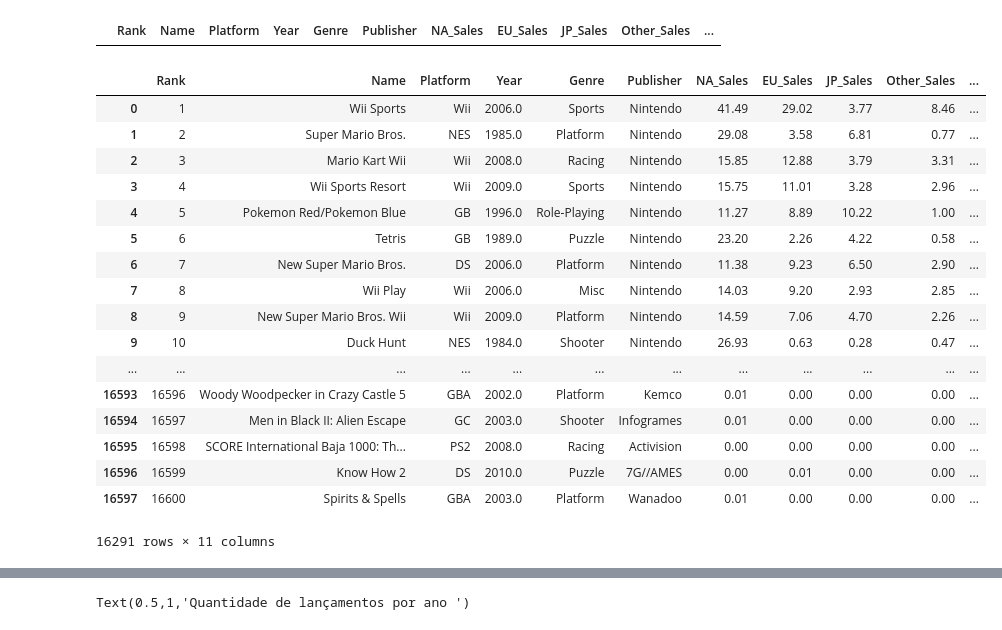
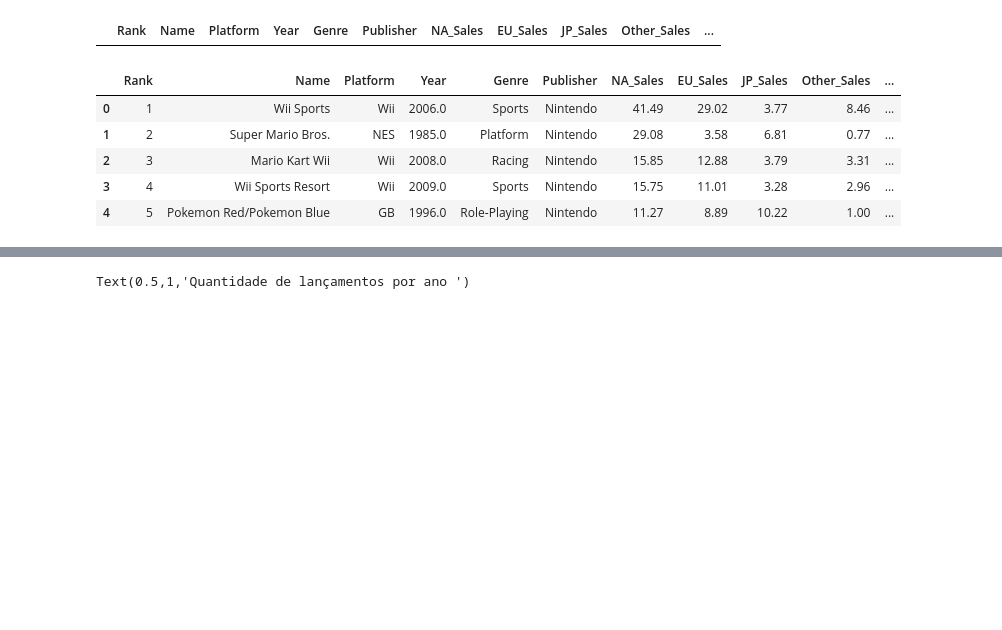
Before and after one commit to henriquewestphal/videogamesales, a Jupyter notebook: analise_videogames.ipynb, the cells around one changed output, grey strips where cells are left out. Drawn from its saved outputs; the diff is of its cells as text; code cells hidden in the pictures; blank space fills up the shorter version.

```diff
--- a/analise_videogames.ipynb
+++ b/analise_videogames.ipynb
@@ -90,23 +90,11 @@ dados[dados['Year'].isnull()].dropna()
 dados.dropna(subset=['Year'], inplace=True)
 dados.dropna(subset=['Publisher'], inplace=True)
 # %%
-dados
+dados.head(5)
 # %% [output]
 |  | Rank | Name | Platform | Year | Genre | Publisher | NA_Sales | EU_Sales | JP_Sales | Other_Sales | ... |
 | 0 | 1 | Wii Sports | Wii | 2006.0 | Sports | Nintendo | 41.49 | 29.02 | 3.77 | 8.46 | ... |
 | 1 | 2 | Super Mario Bros. | NES | 1985.0 | Platform | Nintendo | 29.08 | 3.58 | 6.81 | 0.77 | ... |
 | 2 | 3 | Mario Kart Wii | Wii | 2008.0 | Racing | Nintendo | 15.85 | 12.88 | 3.79 | 3.31 | ... |
 | 3 | 4 | Wii Sports Resort | Wii | 2009.0 | Sports | Nintendo | 15.75 | 11.01 | 3.28 | 2.96 | ... |
 | 4 | 5 | Pokemon Red/Pokemon Blue | GB | 1996.0 | Role-Playing | Nintendo | 11.27 | 8.89 | 10.22 | 1.00 | ... |
-| 5 | 6 | Tetris | GB | 1989.0 | Puzzle | Nintendo | 23.20 | 2.26 | 4.22 | 0.58 | ... |
-| 6 | 7 | New Super Mario Bros. | DS | 2006.0 | Platform | Nintendo | 11.38 | 9.23 | 6.50 | 2.90 | ... |
-| 7 | 8 | Wii Play | Wii | 2006.0 | Misc | Nintendo | 14.03 | 9.20 | 2.93 | 2.85 | ... |
-| 8 | 9 | New Super Mario Bros. Wii | Wii | 2009.0 | Platform | Nintendo | 14.59 | 7.06 | 4.70 | 2.26 | ... |
-| 9 | 10 | Duck Hunt | NES | 1984.0 | Shooter | Nintendo | 26.93 | 0.63 | 0.28 | 0.47 | ... |
-| ... | ... | ... | ... | ... | ... | ... | ... | ... | ... | ... | ... |
-| 16593 | 16596 | Woody Woodpecker in Crazy Castle 5 | GBA | 2002.0 | Platform | Kemco | 0.01 | 0.00 | 0.00 | 0.00 | ... |
-| 16594 | 16597 | Men in Black II: Alien Escape | GC | 2003.0 | Shooter | Infogrames | 0.01 | 0.00 | 0.00 | 0.00 | ... |
-| 16595 | 16598 | SCORE International Baja 1000: Th... | PS2 | 2008.0 | Racing | Activision | 0.00 | 0.00 | 0.00 | 0.00 | ... |
-| 16596 | 16599 | Know How 2 | DS | 2010.0 | Puzzle | 7G//AMES | 0.00 | 0.01 | 0.00 | 0.00 | ... |
-| 16597 | 16600 | Spirits & Spells | GBA | 2003.0 | Platform | Wanadoo | 0.01 | 0.00 | 0.00 | 0.00 | ... |
-16291 rows × 11 columns
```
Also changed, not shown: parts of 6 cells of this notebook.
